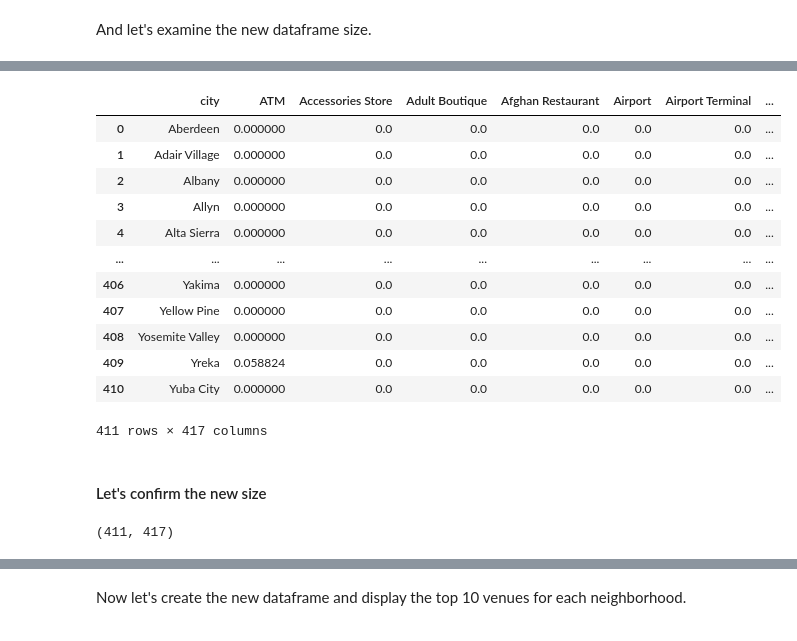
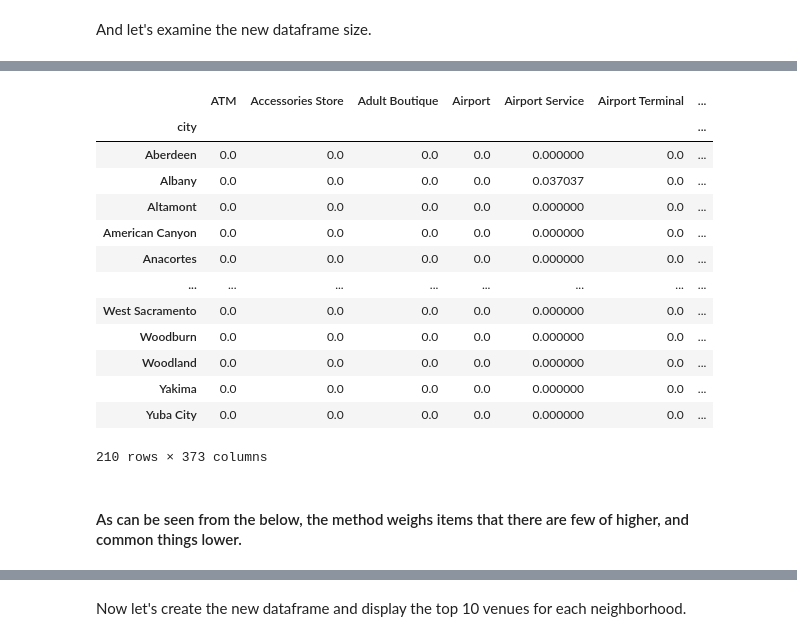
Before and after one commit to 19919/Coursera_Capstone, a Jupyter notebook: Clustering US Towns.ipynb, the cells around one changed output, grey strips where cells are left out. Drawn from its saved outputs; the diff is of its cells as text; code cells hidden in the pictures.

```diff
--- a/Clustering US Towns.ipynb
+++ b/Clustering US Towns.ipynb
@@ -154,2 +109,0 @@ cities = pd.merge(income, details, left_on = 'RegionCode', right_on = 'county_fi
-# %%
-cities = cities[(cities.longitude < -115) & (cities.longitude > -125)]
@@ -194,8 +152,8 @@ map_topCities
 # %% [markdown]
 #### Define Foursquare Credentials and Version
 # %%
-CLIENT_ID = '5KGOSG104PVEOSMCFU415AOVYU4URTXXTF3THPCIOBVEUEG4' # your Foursquare ID
-CLIENT_SECRET = 'B3YL4YXJGIRBTP32WXQHYFI2CCM4NAHKVDK2NO1D5MKDDJ0I' # your Foursquare Secret
+CLIENT_ID = 'ABC' # your Foursquare ID
+CLIENT_SECRET = 'ABC' # your Foursquare Secret
 VERSION = '20180605' # Foursquare API version
 LIMIT = 400 # A default Foursquare API limit value
 
@@ -215,7 +173,7 @@ def getNearbyVenues(names, latitudes, longitudes, radius=1000):
         print(name)
 
         # create the API request URL
-        url = 'https://api.foursquare.com/v2/venues/explore?&client_id={}&client_secret={}&v={}&ll={},{}&radius={}&limit={}'.format(
+        url = 'https://api.foursquare.com/v2/venues/explore?&client_id={}&client_secret={}&v={}&ll={},{}&radius={}&limit={}&sortByPopularity=1'.format(
             CLIENT_ID,
             CLIENT_SECRET,
             VERSION,
@@ -306,23 +263,20 @@ us_onehot.shape
+# %%
+temp = us_onehot.set_index('city')
 # %%
-us_grouped = us_onehot.groupby('city').mean().reset_index()
-us_grouped
+tf = temp.groupby('city').mean()
+tf
 # %% [output]
-|  | city | ATM | Accessories Store | Adult Boutique | Afghan Restaurant | Airport | Airport Terminal | ... |
-| 0 | Aberdeen | 0.000000 | 0.0 | 0.0 | 0.0 | 0.0 | 0.0 | ... |
-| 1 | Adair Village | 0.000000 | 0.0 | 0.0 | 0.0 | 0.0 | 0.0 | ... |
-| 2 | Albany | 0.000000 | 0.0 | 0.0 | 0.0 | 0.0 | 0.0 | ... |
-| 3 | Allyn | 0.000000 | 0.0 | 0.0 | 0.0 | 0.0 | 0.0 | ... |
-| 4 | Alta Sierra | 0.000000 | 0.0 | 0.0 | 0.0 | 0.0 | 0.0 | ... |
-| ... | ... | ... | ... | ... | ... | ... | ... | ... |
-| 406 | Yakima | 0.000000 | 0.0 | 0.0 | 0.0 | 0.0 | 0.0 | ... |
-| 407 | Yellow Pine | 0.000000 | 0.0 | 0.0 | 0.0 | 0.0 | 0.0 | ... |
-| 408 | Yosemite Valley | 0.000000 | 0.0 | 0.0 | 0.0 | 0.0 | 0.0 | ... |
-| 409 | Yreka | 0.058824 | 0.0 | 0.0 | 0.0 | 0.0 | 0.0 | ... |
-| 410 | Yuba City | 0.000000 | 0.0 | 0.0 | 0.0 | 0.0 | 0.0 | ... |
+|  | ATM | Accessories Store | Adult Boutique | Airport | Airport Service | Airport Terminal | ... |
+| city |  |  |  |  |  |  | ... |
+| Aberdeen | 0.0 | 0.0 | 0.0 | 0.0 | 0.000000 | 0.0 | ... |
+| Albany | 0.0 | 0.0 | 0.0 | 0.0 | 0.037037 | 0.0 | ... |
+| Altamont | 0.0 | 0.0 | 0.0 | 0.0 | 0.000000 | 0.0 | ... |
+| American Canyon | 0.0 | 0.0 | 0.0 | 0.0 | 0.000000 | 0.0 | ... |
+| Anacortes | 0.0 | 0.0 | 0.0 | 0.0 | 0.000000 | 0.0 | ... |
+| ... | ... | ... | ... | ... | ... | ... | ... |
+| West Sacramento | 0.0 | 0.0 | 0.0 | 0.0 | 0.000000 | 0.0 | ... |
+| Woodburn | 0.0 | 0.0 | 0.0 | 0.0 | 0.000000 | 0.0 | ... |
+| Woodland | 0.0 | 0.0 | 0.0 | 0.0 | 0.000000 | 0.0 | ... |
+| Yakima | 0.0 | 0.0 | 0.0 | 0.0 | 0.000000 | 0.0 | ... |
+| Yuba City | 0.0 | 0.0 | 0.0 | 0.0 | 0.000000 | 0.0 | ... |
-411 rows × 417 columns
+210 rows × 373 columns
-# %% [markdown]
-#### Let's confirm the new size
-# %%
-us_grouped.shape
-# %% [output]
-(411, 417)
@@ -328,0 +285,2 @@ us_grouped.shape
+# %% [markdown]
+#### As can be seen from the below, the method weighs items that there are few of higher, and common things lower.
```
Also changed, not shown: parts of 82 cells of this notebook.
